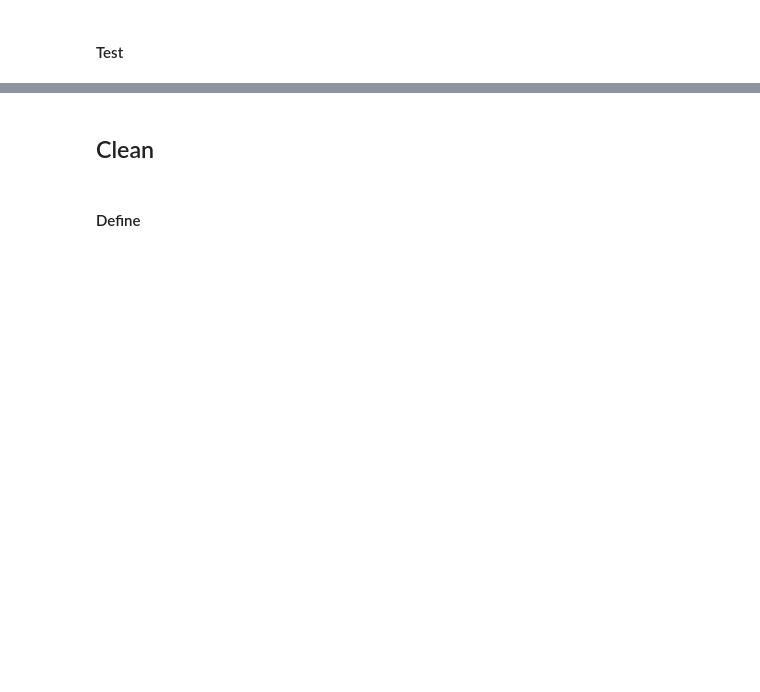
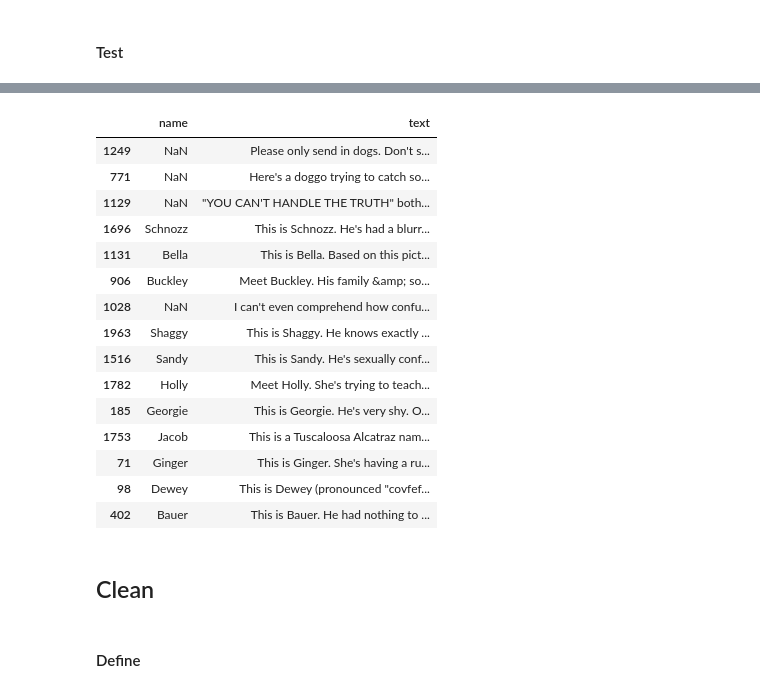
Before and after one commit to mccormd1/Analytics_Nanodegree, a Jupyter notebook: 3-Data Wrangling/Final_Project/wrangle_act.ipynb, the cells around one changed output, grey strips where cells are left out. Saved outputs shown, nothing was run; the diff lists cells and outputs as text; code cells hidden in the pictures; blank space fills up the shorter version.

Commit message:
dog name extraction
reduced false positives and false negatives, not perfect, though.

```diff
--- a/3-Data Wrangling/Final_Project/wrangle_act.ipynb
+++ b/3-Data Wrangling/Final_Project/wrangle_act.ipynb
@@ -777,0 +882,3 @@ memory usage: 409.1+ KB
+# %%
+names=df_dog_clean.text.str.extract('(?:[Tt]his is |[Mm]eet |hello to |named |name is |[Hh]ere is )([A-Z][\w\']+)',expand=True)
+names[0].value_counts().head(10)
@@ -778,2 +924,4 @@ memory usage: 409.1+ KB
+# %%
+df_dog_clean['name']=names
 # %% [markdown]
 #### Test
@@ -780,3 +948,22 @@ memory usage: 409.1+ KB
+# %%
+df_dog_clean[['name','text']].sample(15,random_state=10)
+# %% [output]
+|  | name | text |
+| 1249 | NaN | Please only send in dogs. Don't s... |
+| 771 | NaN | Here's a doggo trying to catch so... |
+| 1129 | NaN | "YOU CAN'T HANDLE THE TRUTH" both... |
+| 1696 | Schnozz | This is Schnozz. He's had a blurr... |
+| 1131 | Bella | This is Bella. Based on this pict... |
+| 906 | Buckley | Meet Buckley. His family &amp; so... |
+| 1028 | NaN | I can't even comprehend how confu... |
+| 1963 | Shaggy | This is Shaggy. He knows exactly ... |
+| 1516 | Sandy | This is Sandy. He's sexually conf... |
+| 1782 | Holly | Meet Holly. She's trying to teach... |
+| 185 | Georgie | This is Georgie. He's very shy. O... |
+| 1753 | Jacob | This is a Tuscaloosa Alcatraz nam... |
+| 71 | Ginger | This is Ginger. She's having a ru... |
+| 98 | Dewey | This is Dewey (pronounced "covfef... |
+| 402 | Bauer | This is Bauer. He had nothing to ... |
 # %% [markdown]
 ## Clean
 # %% [markdown]
```
Also changed, not shown: parts of 18 cells of this notebook.
